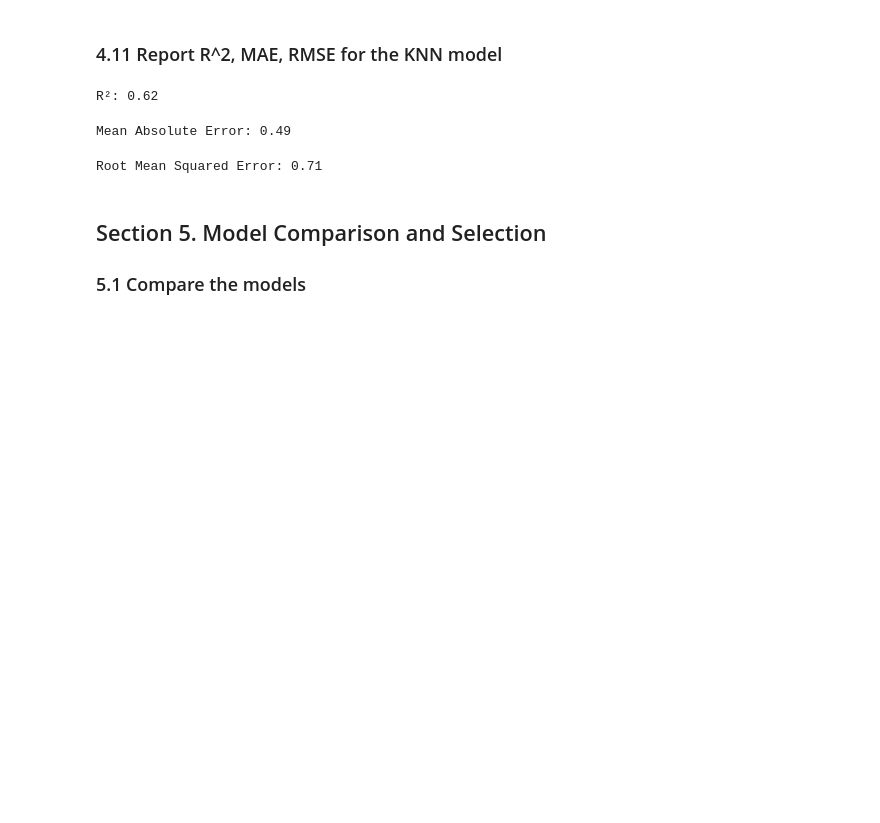
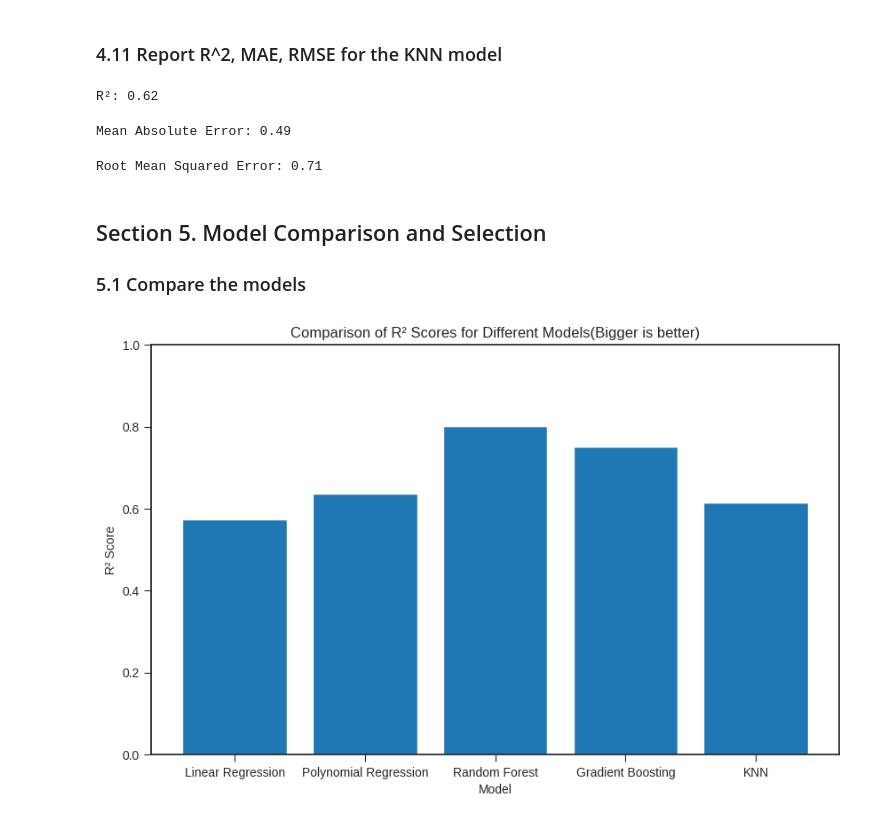
Before and after one commit to drpafowler/applied-ml-philip, a Jupyter notebook: lab01/ml01_philip_many.ipynb, the cells around one changed output. Cells and saved outputs as stored; diff of their text form; code cells hidden in the pictures; blank space fills up the shorter version.

Commit message:
compared models

```diff
--- a/lab01/ml01_philip_many.ipynb
+++ b/lab01/ml01_philip_many.ipynb
@@ -607,3 +607,23 @@ Root Mean Squared Error: 0.71
 # %% [markdown]
 ## Section 5. Model Comparison and Selection
 ### 5.1 Compare the models
+# %%
+# Create a dictionary with model names and their corresponding R² values
+r2_scores = {
+    'Linear Regression': r2_linear,
+    'Polynomial Regression': r2_poly,
+    'Random Forest': r2_rf,
+    'Gradient Boosting': r2_gb,
+    'KNN': r2_knn
+}
+
+# Create a bar plot to compare the R² values
+plt.figure(figsize=(10, 6))
+plt.bar(r2_scores.keys(), r2_scores.values())
+plt.xlabel('Model')
+plt.ylabel('R² Score')
+plt.title('Comparison of R² Scores for Different Models(Bigger is better)')
+plt.ylim(0, 1)
+plt.show()
+# %% [output]
+[figure, added]
```
Also changed, not shown: parts of 4 cells of this notebook.
